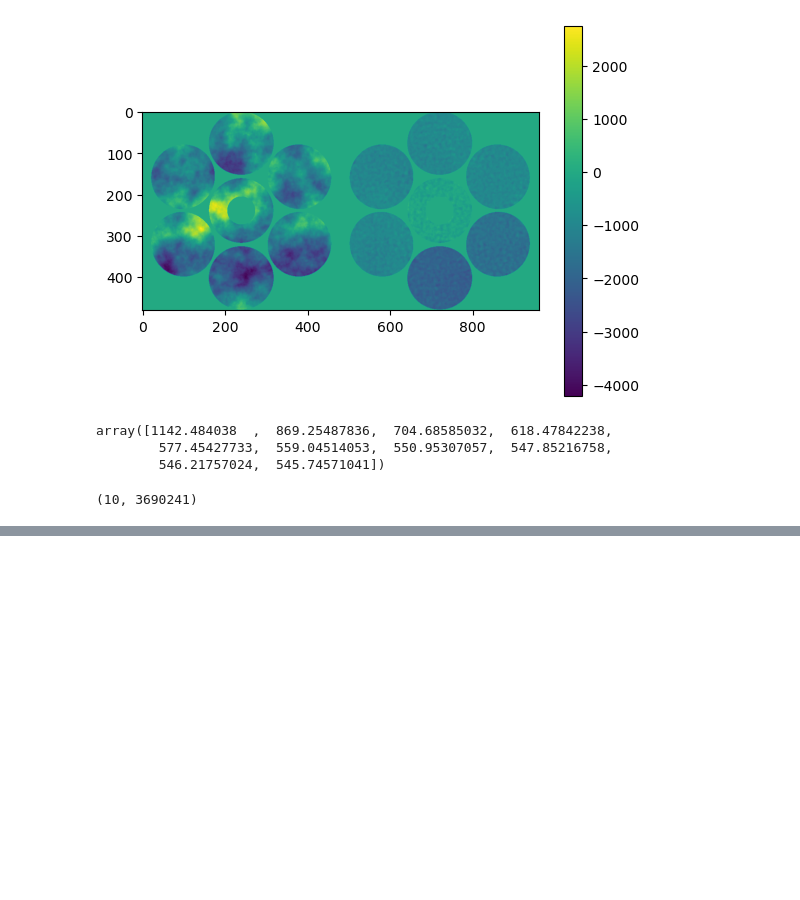
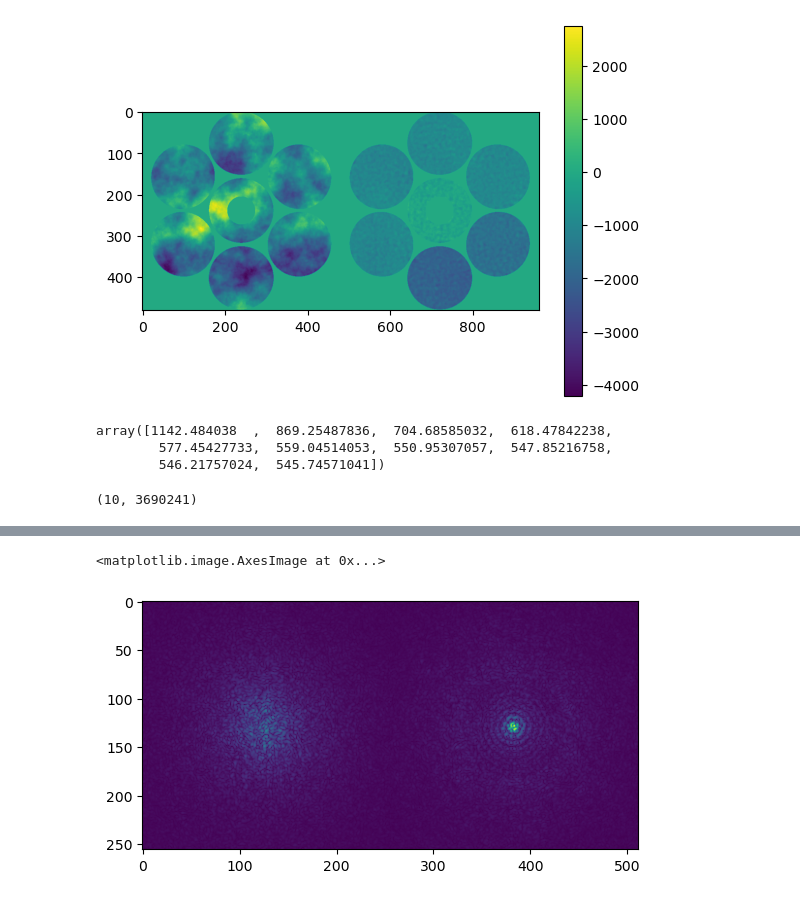
Before and after one commit to GMTO-Integrated-Modeling/grsim, a Jupyter notebook: ltao/src/bin/agws_oiwfs/data.ipynb, the cells around one changed output, grey strips where cells are left out. Drawn from its saved outputs; the diff is of its cells as text; code cells hidden in the pictures; blank space fills up the shorter version.

```diff
--- a/ltao/src/bin/agws_oiwfs/data.ipynb
+++ b/ltao/src/bin/agws_oiwfs/data.ipynb
@@ -40,0 +60,6 @@ w.shape
+# %%
+frame = np.vstack(df["Frame<Host>"])
+plt.imshow(np.cbrt(np.hstack([frame[0].reshape(-1,256),frame[-1].reshape(-1,256)])))
+# %% [output]
+<matplotlib.image.AxesImage at 0x...>
+[figure, added]
```
Also changed, not shown: parts of 5 cells of this notebook, 2 other files.
